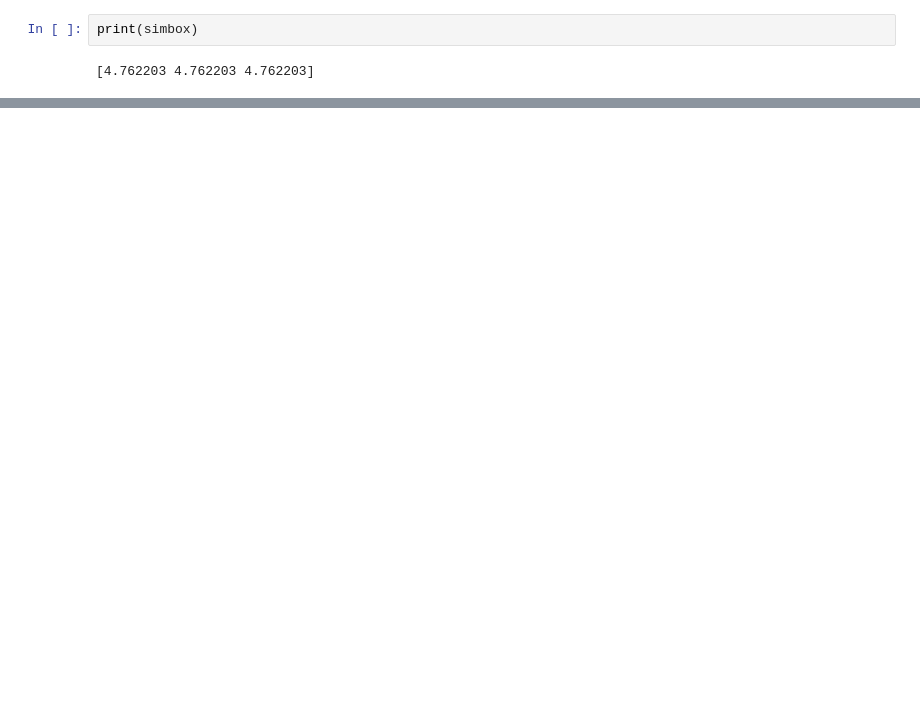
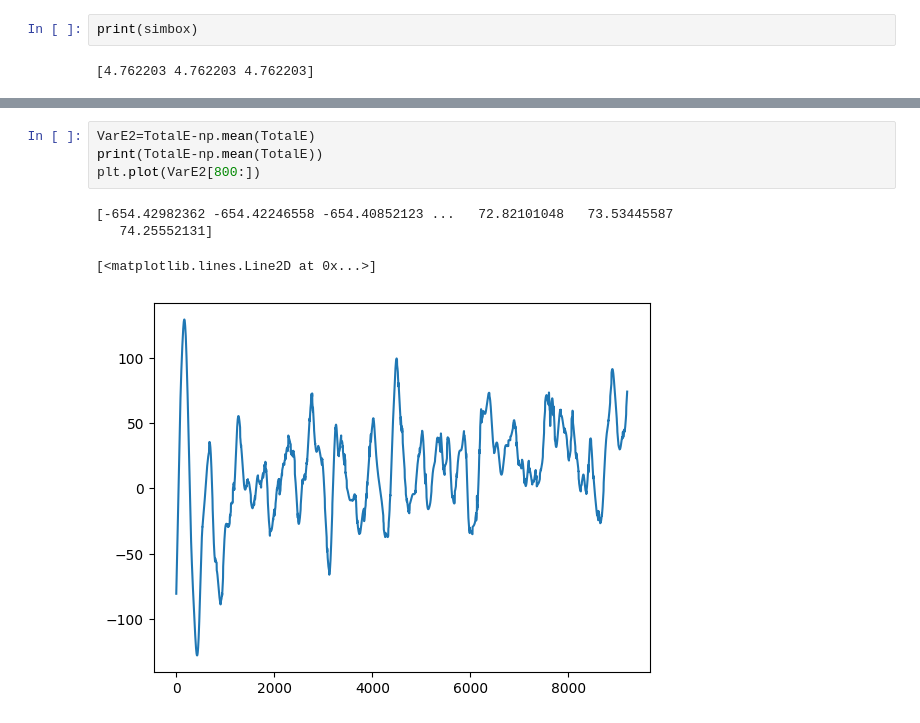
Before and after one commit to anahelena00/MS, a Jupyter notebook: try.ipynb, the cells around one changed output, grey strips where cells are left out. Saved outputs shown, nothing was run; the diff lists cells and outputs as text; blank space fills up the shorter version.

```diff
--- a/try.ipynb
+++ b/try.ipynb
@@ -275,3 +312,12 @@ VarE = np.var(TotalE) ###get the variance in a numpy array (maybe in relation to
+# %%
+VarE2=TotalE-np.mean(TotalE)
+print(TotalE-np.mean(TotalE))
+plt.plot(VarE2[800:])
+# %% [output]
+[-654.42982362 -654.42246558 -654.40852123 ...   72.82101048   73.53445587
+   74.25552131]
+[<matplotlib.lines.Line2D at 0x...>]
+[figure, added]
 # %%
 plt.plot(Es)
 #plt.ylim(0,1000)
```
Also changed, not shown: parts of 14 cells of this notebook.
